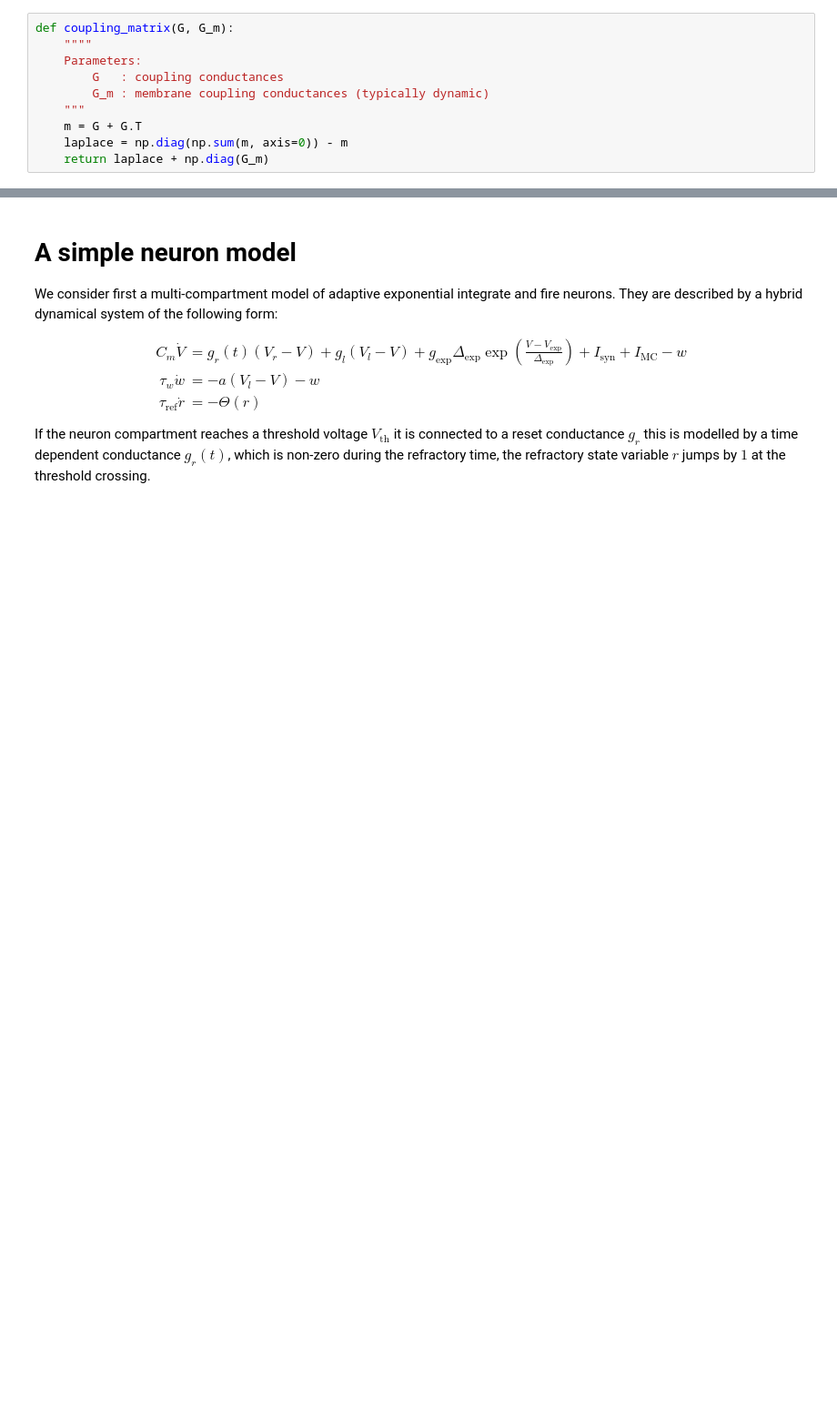
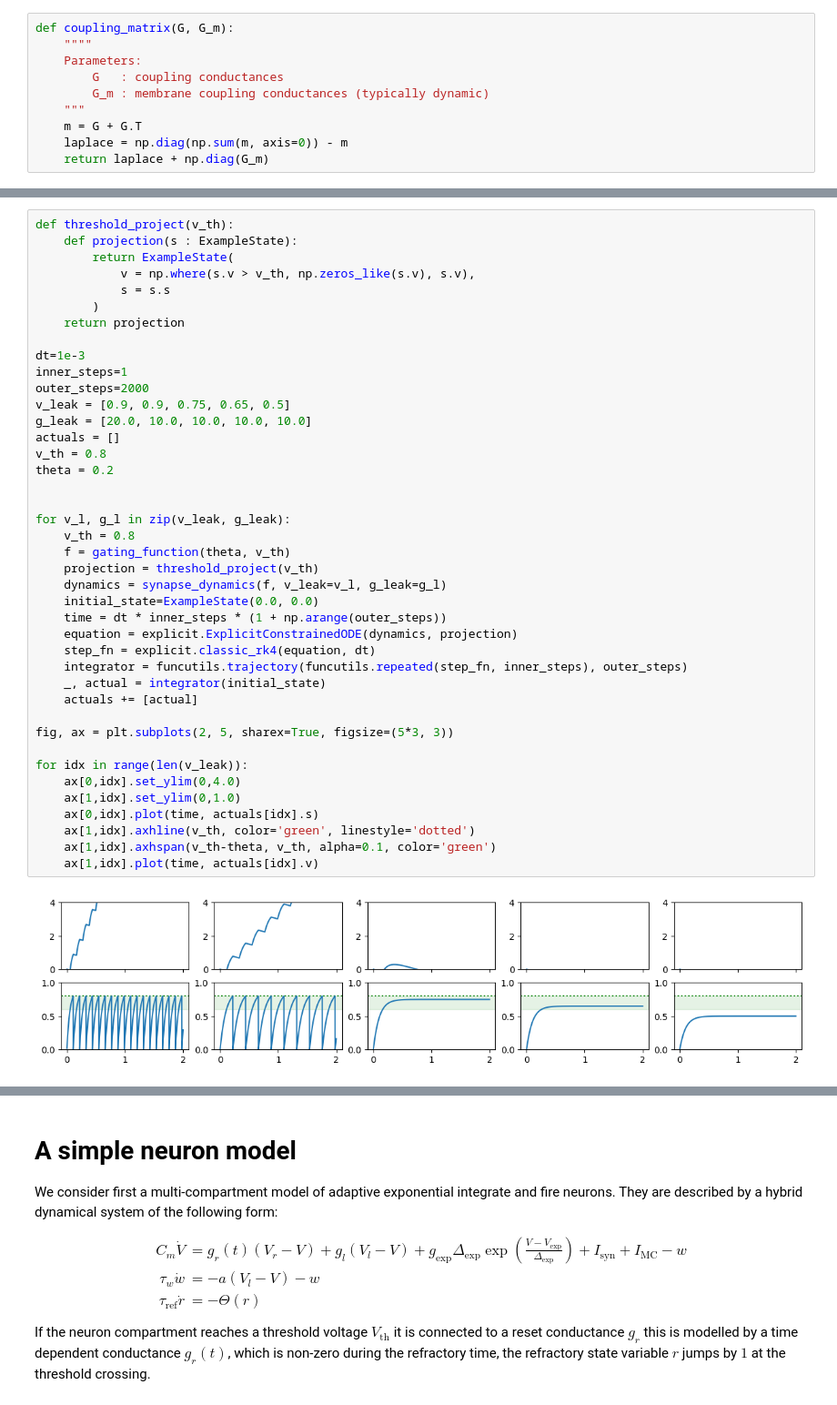
Before and after one commit to electronicvisions/jaxsnn, a Jupyter notebook: notebooks/passive_cable.ipynb, the cells around one changed output, grey strips where cells are left out. Shown: that part at 91% size. Saved outputs shown, nothing was run; the diff lists cells and outputs as text; blank space fills up the shorter version.

```diff
--- a/notebooks/passive_cable.ipynb
+++ b/notebooks/passive_cable.ipynb
@@ -139,0 +262,43 @@ def coupling_matrix(G, G_m):
+# %%
+def threshold_project(v_th):
+    def projection(s : ExampleState):
+        return ExampleState(
+            v = np.where(s.v > v_th, np.zeros_like(s.v), s.v),
+            s = s.s
+        )
+    return projection
+
+dt=1e-3
+inner_steps=1
+outer_steps=2000
+v_leak = [0.9, 0.9, 0.75, 0.65, 0.5]
+g_leak = [20.0, 10.0, 10.0, 10.0, 10.0]
+actuals = []
+v_th = 0.8
+theta = 0.2
+
+
+for v_l, g_l in zip(v_leak, g_leak):
+    v_th = 0.8
+    f = gating_function(theta, v_th)
+    projection = threshold_project(v_th)
+    dynamics = synapse_dynamics(f, v_leak=v_l, g_leak=g_l)
+    initial_state=ExampleState(0.0, 0.0)
+    time = dt * inner_steps * (1 + np.arange(outer_steps))
+    equation = explicit.ExplicitConstrainedODE(dynamics, projection)
+    step_fn = explicit.classic_rk4(equation, dt)
+    integrator = funcutils.trajectory(funcutils.repeated(step_fn, inner_steps), outer_steps)
+    _, actual = integrator(initial_state)
+    actuals += [actual]
+
+fig, ax = plt.subplots(2, 5, sharex=True, figsize=(5*3, 3))
+
+for idx in range(len(v_leak)):
+    ax[0,idx].set_ylim(0,4.0)
+    ax[1,idx].set_ylim(0,1.0)
+    ax[0,idx].plot(time, actuals[idx].s)
+    ax[1,idx].axhline(v_th, color='green', linestyle='dotted')
+    ax[1,idx].axhspan(v_th-theta, v_th, alpha=0.1, color='green')
+    ax[1,idx].plot(time, actuals[idx].v)
+# %% [output]
+[figure, added]
```
Also changed, not shown: parts of 9 cells of this notebook.
